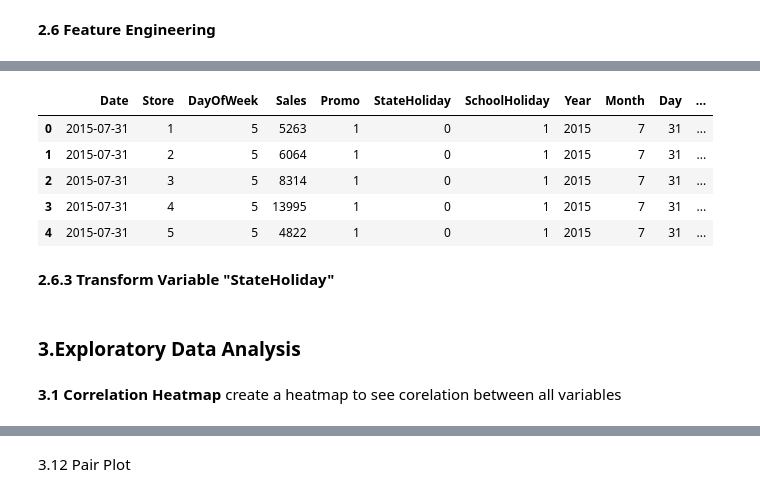
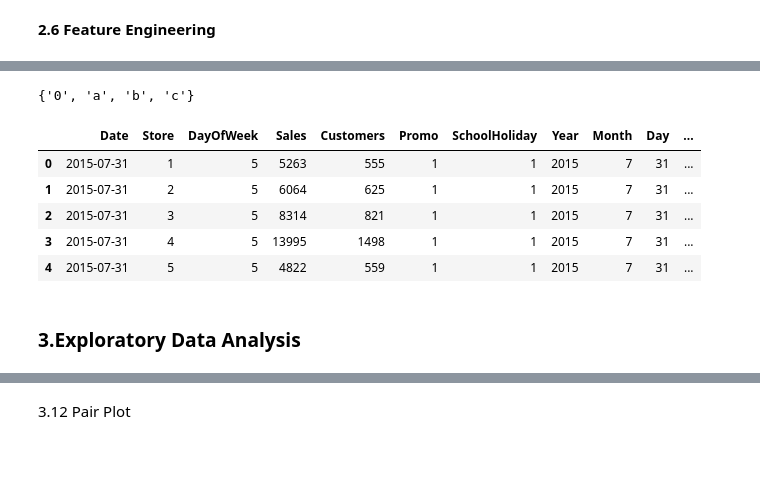
Before and after one commit to maxashoka3/Rossmann-Sales-Prediction, a Jupyter notebook: Rossmann_Sales_Prediction.ipynb, the cells around one changed output, grey strips where cells are left out. Cells and saved outputs as stored; diff of their text form; code cells hidden in the pictures; blank space fills up the shorter version.

```diff
--- a/Rossmann_Sales_Prediction.ipynb
+++ b/Rossmann_Sales_Prediction.ipynb
@@ -177 +192,4 @@ df = df[df.Open != 0]
+# %%
+# Selecting the store which are opened
+df = df[df['Open'] == 1]
 # %%
@@ -190,2 +219,2 @@ df[df.Sales == 0]['Sales'].sum()/df.Sales.sum()
 # %%
-df = df[df.Sales != 0]
+df.drop(df[ (df.Sales < 1)].index,inplace=True)
@@ -220 +274,3 @@ set(df.StateHoliday), set(df.StoreType),set(df.Assortment)
+# %%
+df.dropna(inplace = True)
 # %%
@@ -264,11 +279,16 @@ df1 = pd.merge(df1, cust, how="left", on=('cust_key'))
+# %%
+#Check again
+set(df.StateHoliday)
+# %% [output]
+{'0', 'a', 'b', 'c'}
+# %%
+df = pd.get_dummies(df,drop_first = True)
 # %%
-df1.head()
+df.head()
 # %% [output]
-|  | Date | Store | DayOfWeek | Sales | Promo | StateHoliday | SchoolHoliday | Year | Month | Day | ... |
-| 0 | 2015-07-31 | 1 | 5 | 5263 | 1 | 0 | 1 | 2015 | 7 | 31 | ... |
-| 1 | 2015-07-31 | 2 | 5 | 6064 | 1 | 0 | 1 | 2015 | 7 | 31 | ... |
-| 2 | 2015-07-31 | 3 | 5 | 8314 | 1 | 0 | 1 | 2015 | 7 | 31 | ... |
-| 3 | 2015-07-31 | 4 | 5 | 13995 | 1 | 0 | 1 | 2015 | 7 | 31 | ... |
-| 4 | 2015-07-31 | 5 | 5 | 4822 | 1 | 0 | 1 | 2015 | 7 | 31 | ... |
+|  | Date | Store | DayOfWeek | Sales | Customers | Promo | SchoolHoliday | Year | Month | Day | ... |
+| 0 | 2015-07-31 | 1 | 5 | 5263 | 555 | 1 | 1 | 2015 | 7 | 31 | ... |
+| 1 | 2015-07-31 | 2 | 5 | 6064 | 625 | 1 | 1 | 2015 | 7 | 31 | ... |
+| 2 | 2015-07-31 | 3 | 5 | 8314 | 821 | 1 | 1 | 2015 | 7 | 31 | ... |
+| 3 | 2015-07-31 | 4 | 5 | 13995 | 1498 | 1 | 1 | 2015 | 7 | 31 | ... |
+| 4 | 2015-07-31 | 5 | 5 | 4822 | 559 | 1 | 1 | 2015 | 7 | 31 | ... |
-# %% [markdown]
-**2.6.3 Transform Variable "StateHoliday"**
@@ -281,5 +295,2 @@ df1 = df1.drop(['cust_key','sales_key','Store','Date'], axis=1)
 # %% [markdown]
 ### **3.Exploratory Data Analysis**
-# %% [markdown]
-**3.1 Correlation Heatmap**
-create a heatmap to see corelation between all variables
```
Also changed, not shown: parts of 146 cells of this notebook.
